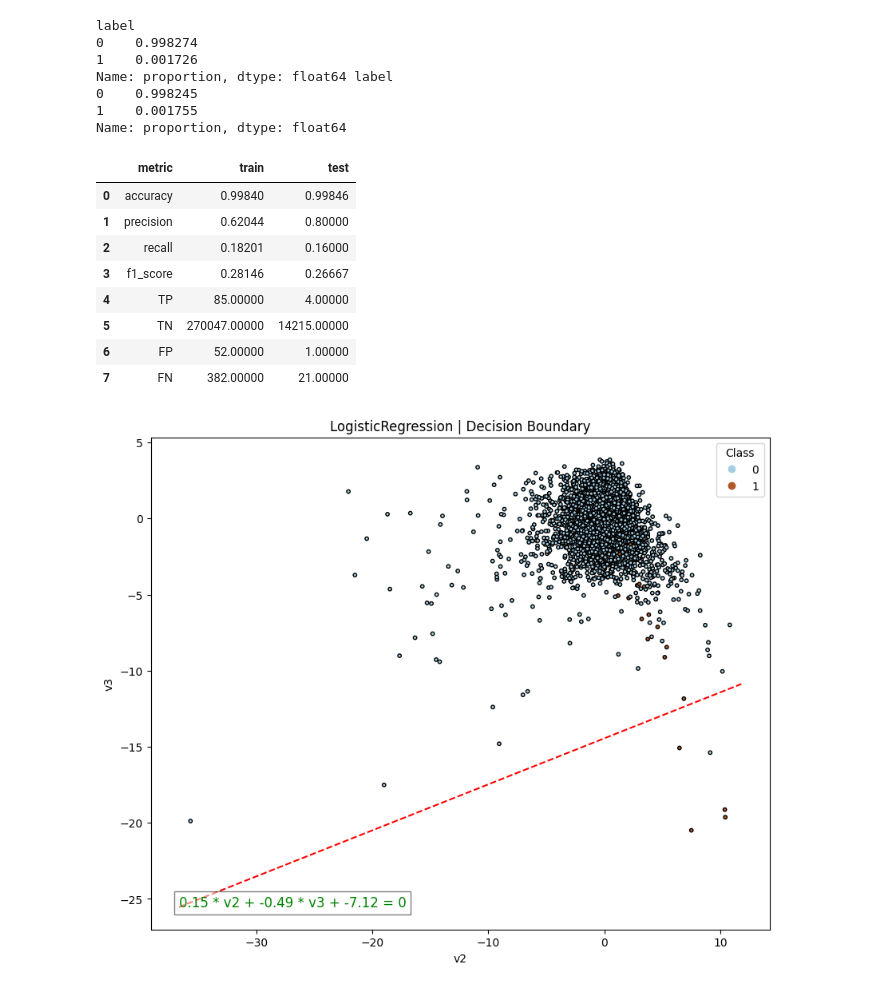
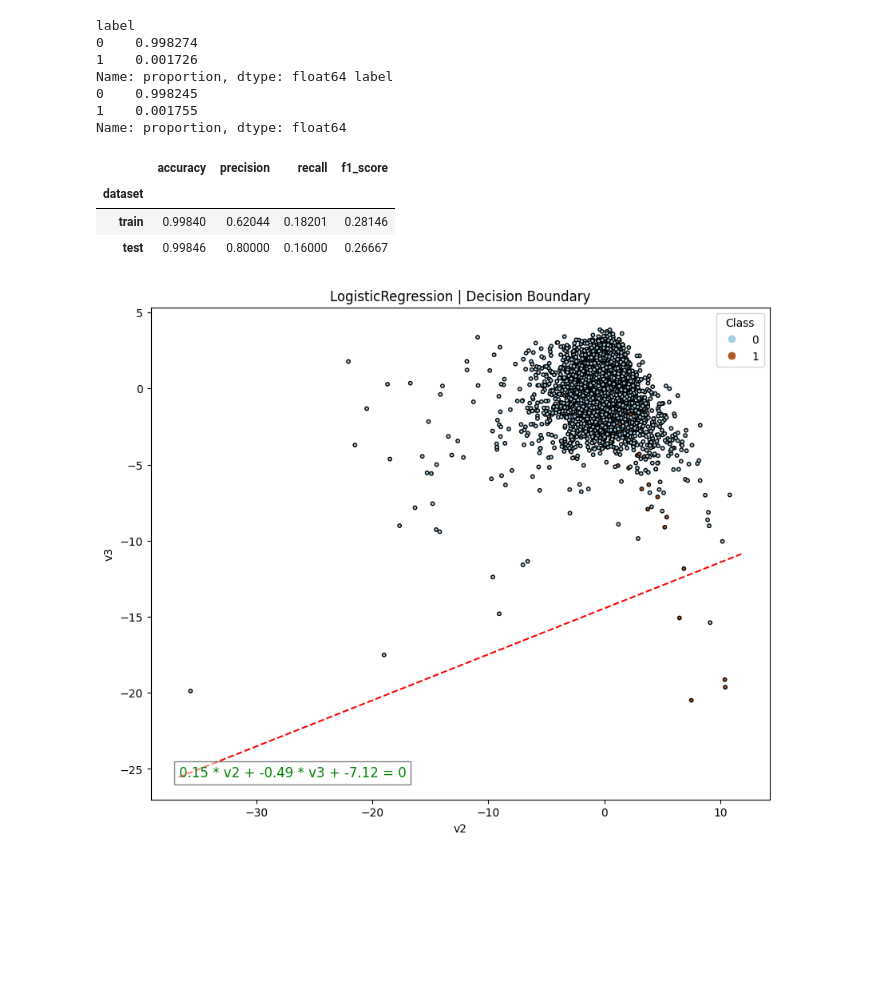
Before and after one commit to goncvlo/Fraud, a Jupyter notebook: notebooks/decision_boundary.ipynb, the cells around one changed output. Cells and saved outputs as stored; diff of their text form; code cells hidden in the pictures; blank space fills up the shorter version.

```diff
--- a/notebooks/decision_boundary.ipynb
+++ b/notebooks/decision_boundary.ipynb
@@ -56,24 +56,19 @@ Name: proportion, dtype: float64
 # %%
 # fit algorithm
 clf = Classification(algorithm='LogisticRegression')
 clf.fit(X=X_train.iloc[:, 2:4], y=y_train)
 
 # test set evaluation
 eval = Evaluation(clf=clf, threshold=0.5)
 eval.fit(
-    X_train=X_train.iloc[:, 2:4], y_train=y_train
-    , X_test=X_test.iloc[:, 2:4], y_test=y_test
+    train=(X_train.iloc[:, 2:4], y_train),
+    test=(X_test.iloc[:, 2:4], y_test)
     )
 # %% [output]
-|  | metric | train | test |
-| 0 | accuracy | 0.99840 | 0.99846 |
-| 1 | precision | 0.62044 | 0.80000 |
-| 2 | recall | 0.18201 | 0.16000 |
-| 3 | f1_score | 0.28146 | 0.26667 |
-| 4 | TP | 85.00000 | 4.00000 |
-| 5 | TN | 270047.00000 | 14215.00000 |
-| 6 | FP | 52.00000 | 1.00000 |
-| 7 | FN | 382.00000 | 21.00000 |
+|  | accuracy | precision | recall | f1_score |
+| dataset |  |  |  |  |
+| train | 0.99840 | 0.62044 | 0.18201 | 0.28146 |
+| test | 0.99846 | 0.80000 | 0.16000 | 0.26667 |
 # %%
 # plot 2d decision boundary
 plot_boundary(X=X_test.iloc[:, 2:4], y=y_test, clf=clf, plot_points=True)
```
Also changed, not shown: 3 other files.
